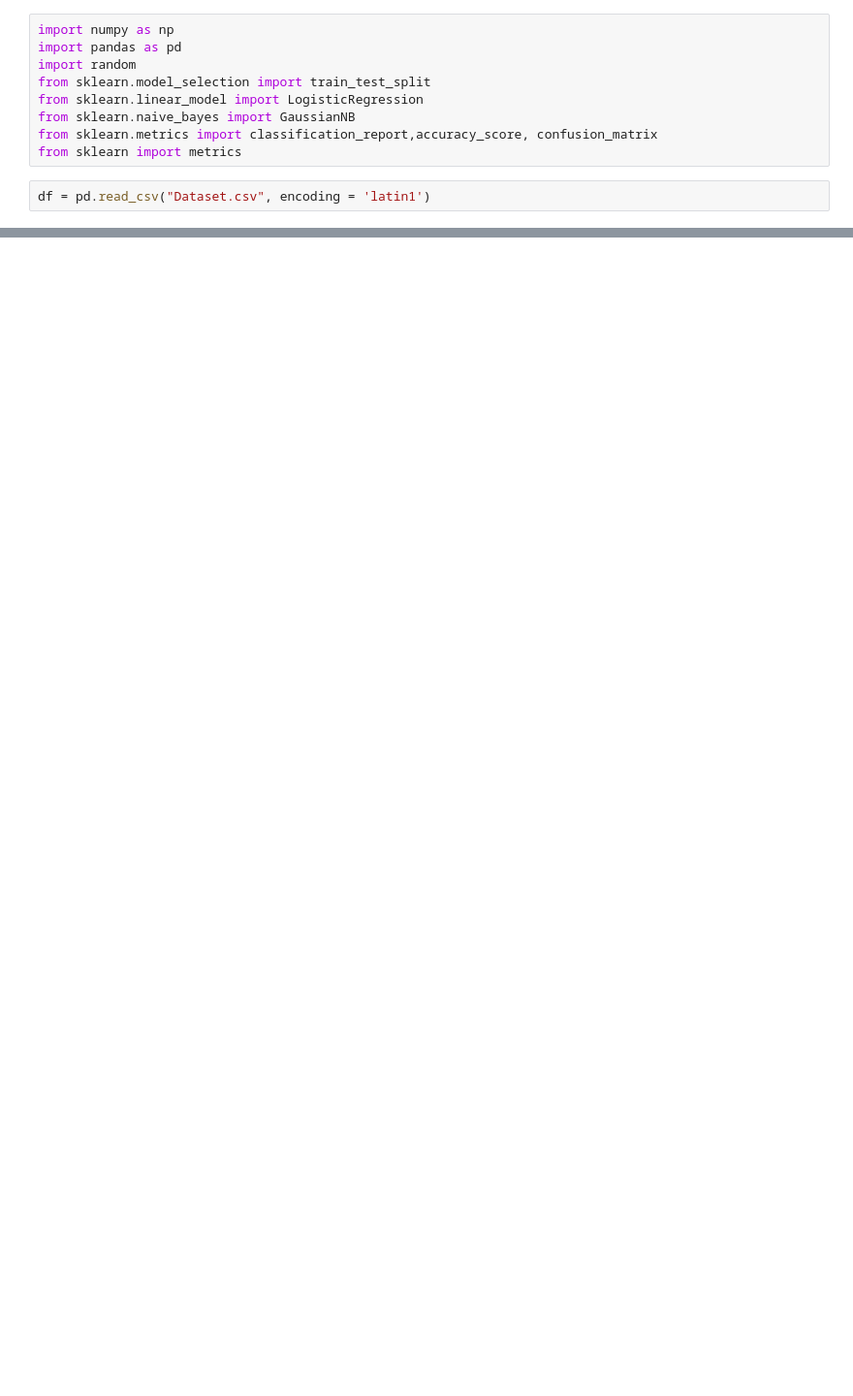
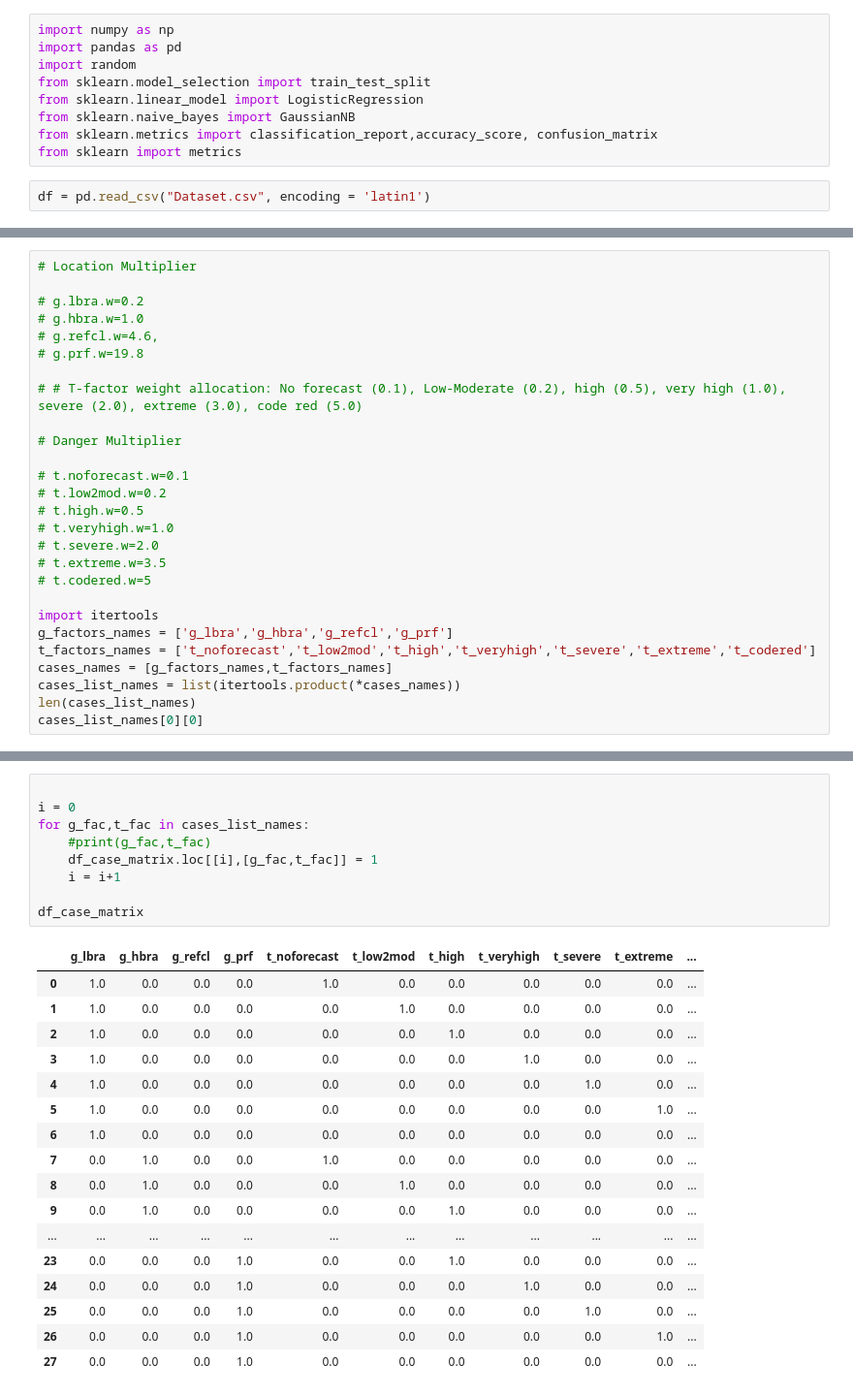
Before and after one commit to Waqar06/Capstone, a Jupyter notebook: NewFormulation.ipynb, the cells around one changed output, grey strips where cells are left out. Shown at 97% size. Saved outputs shown, nothing was run; the diff lists cells and outputs as text; blank space fills up the shorter version.

```diff
--- a/NewFormulation.ipynb
+++ b/NewFormulation.ipynb
@@ -100,0 +483,27 @@ classification_report(y_test, y_pred, target_names = names)
+# %%
+# Location Multiplier
+
+# g.lbra.w=0.2
+# g.hbra.w=1.0
+# g.refcl.w=4.6,
+# g.prf.w=19.8
+
+# # T-factor weight allocation: No forecast (0.1), Low-Moderate (0.2), high (0.5), very high (1.0), severe (2.0), extreme (3.0), code red (5.0)
+
+# Danger Multiplier
+
+# t.noforecast.w=0.1
+# t.low2mod.w=0.2
+# t.high.w=0.5
+# t.veryhigh.w=1.0
+# t.severe.w=2.0
+# t.extreme.w=3.5
+# t.codered.w=5
+
+import itertools
+g_factors_names = ['g_lbra','g_hbra','g_refcl','g_prf']
+t_factors_names = ['t_noforecast','t_low2mod','t_high','t_veryhigh','t_severe','t_extreme','t_codered']
+cases_names = [g_factors_names,t_factors_names]
+cases_list_names = list(itertools.product(*cases_names))
+len(cases_list_names)
+cases_list_names[0][0]
@@ -100,0 +535,27 @@ classification_report(y_test, y_pred, target_names = names)
+# %%
+
+i = 0
+for g_fac,t_fac in cases_list_names:
+    #print(g_fac,t_fac)
+    df_case_matrix.loc[[i],[g_fac,t_fac]] = 1
+    i = i+1
+
+df_case_matrix
+# %% [output]
+|  | g_lbra | g_hbra | g_refcl | g_prf | t_noforecast | t_low2mod | t_high | t_veryhigh | t_severe | t_extreme | ... |
+| 0 | 1.0 | 0.0 | 0.0 | 0.0 | 1.0 | 0.0 | 0.0 | 0.0 | 0.0 | 0.0 | ... |
+| 1 | 1.0 | 0.0 | 0.0 | 0.0 | 0.0 | 1.0 | 0.0 | 0.0 | 0.0 | 0.0 | ... |
+| 2 | 1.0 | 0.0 | 0.0 | 0.0 | 0.0 | 0.0 | 1.0 | 0.0 | 0.0 | 0.0 | ... |
+| 3 | 1.0 | 0.0 | 0.0 | 0.0 | 0.0 | 0.0 | 0.0 | 1.0 | 0.0 | 0.0 | ... |
+| 4 | 1.0 | 0.0 | 0.0 | 0.0 | 0.0 | 0.0 | 0.0 | 0.0 | 1.0 | 0.0 | ... |
+| 5 | 1.0 | 0.0 | 0.0 | 0.0 | 0.0 | 0.0 | 0.0 | 0.0 | 0.0 | 1.0 | ... |
+| 6 | 1.0 | 0.0 | 0.0 | 0.0 | 0.0 | 0.0 | 0.0 | 0.0 | 0.0 | 0.0 | ... |
+| 7 | 0.0 | 1.0 | 0.0 | 0.0 | 1.0 | 0.0 | 0.0 | 0.0 | 0.0 | 0.0 | ... |
+| 8 | 0.0 | 1.0 | 0.0 | 0.0 | 0.0 | 1.0 | 0.0 | 0.0 | 0.0 | 0.0 | ... |
+| 9 | 0.0 | 1.0 | 0.0 | 0.0 | 0.0 | 0.0 | 1.0 | 0.0 | 0.0 | 0.0 | ... |
+| ... | ... | ... | ... | ... | ... | ... | ... | ... | ... | ... | ... |
+| 23 | 0.0 | 0.0 | 0.0 | 1.0 | 0.0 | 0.0 | 1.0 | 0.0 | 0.0 | 0.0 | ... |
+| 24 | 0.0 | 0.0 | 0.0 | 1.0 | 0.0 | 0.0 | 0.0 | 1.0 | 0.0 | 0.0 | ... |
+| 25 | 0.0 | 0.0 | 0.0 | 1.0 | 0.0 | 0.0 | 0.0 | 0.0 | 1.0 | 0.0 | ... |
+| 26 | 0.0 | 0.0 | 0.0 | 1.0 | 0.0 | 0.0 | 0.0 | 0.0 | 0.0 | 1.0 | ... |
+| 27 | 0.0 | 0.0 | 0.0 | 1.0 | 0.0 | 0.0 | 0.0 | 0.0 | 0.0 | 0.0 | ... |
```
Also changed, not shown: parts of 45 cells of this notebook.
